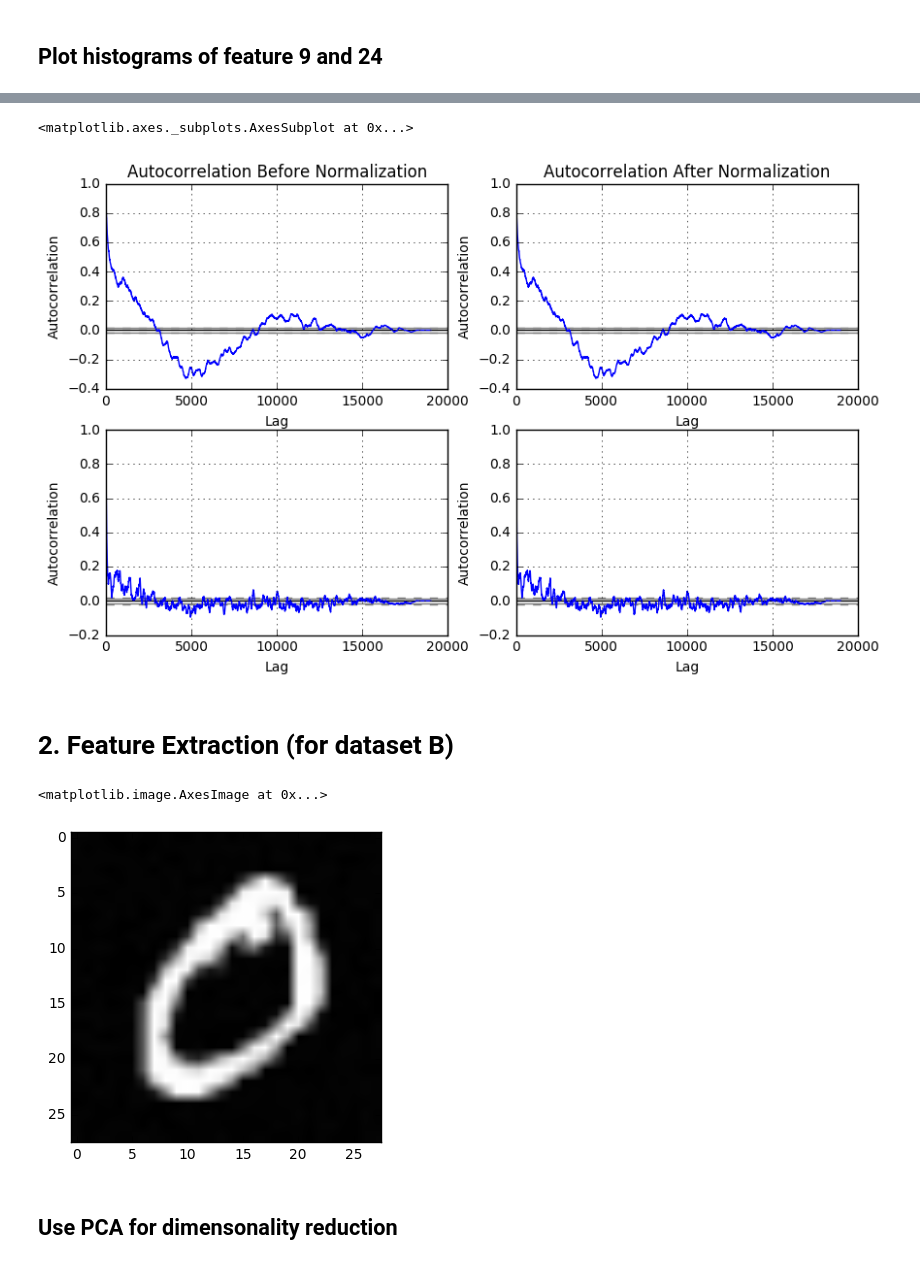
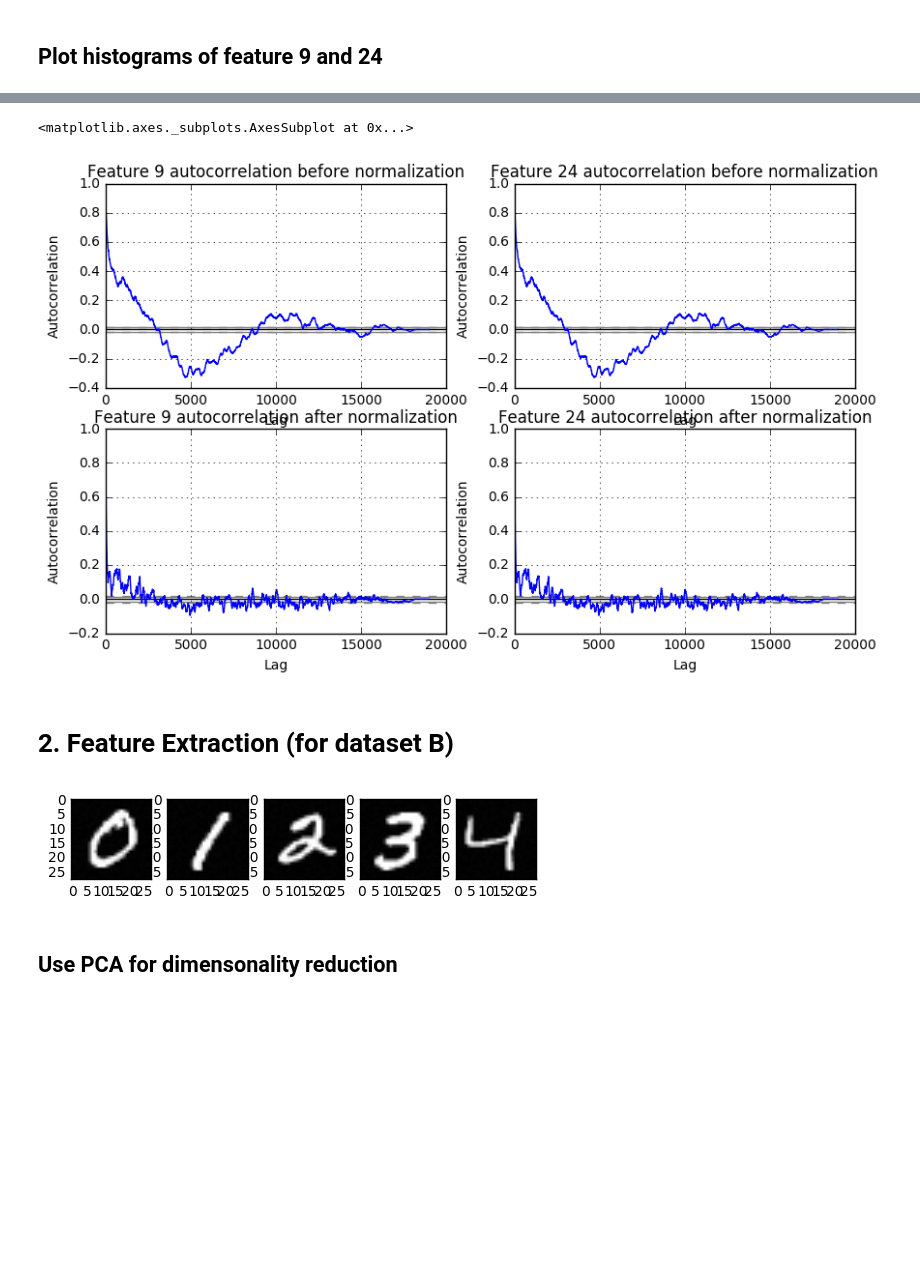
Before and after one commit to olinguyen/ece657a, a Jupyter notebook: assignment1.ipynb, the cells around one changed output, grey strips where cells are left out. Cells and saved outputs as stored; diff of their text form; code cells hidden in the pictures; blank space fills up the shorter version.

```diff
--- a/assignment1.ipynb
+++ b/assignment1.ipynb
@@ -83,25 +68,30 @@ plt.hist(a_features_clean[:, 23])
 # %%
 fig, axes = plt.subplots(2, 2, figsize=(10, 6))
-axes[0][0].set_title("Autocorrelation Before Normalization")
+axes[0][0].set_title("Feature 9 autocorrelation before normalization")
+axes[0][1].set_title("Feature 24 autocorrelation before normalization")
+axes[1][0].set_title("Feature 9 autocorrelation after normalization")
+axes[1][1].set_title("Feature 24 autocorrelation after normalization")
+
 pd.tools.plotting.autocorrelation_plot(X_train_standardized[:, 8], ax=axes[0][1])
 pd.tools.plotting.autocorrelation_plot(X_train_standardized[:, 23], ax=axes[1][1])
-axes[0][1].set_title("Autocorrelation After Normalization")
 pd.tools.plotting.autocorrelation_plot(a_features_clean[:, 8], ax=axes[0][0])
 pd.tools.plotting.autocorrelation_plot(a_features_clean[:, 23], ax=axes[1][0])
 # %% [output]
 <matplotlib.axes._subplots.AxesSubplot at 0x...>
-[figure, old version]
+[figure, new version]
 # %% [markdown]
 # 2. Feature Extraction (for dataset B)
 # %%
 X_train = dataB['fea']
 y_train = dataB['gnd'].ravel()
 
-test = X_train[0].reshape(28, 28)
-plt.imshow(test, cmap='gray')
+fig, ax = plt.subplots(1, 5)
+
+for i in range(5):
+    img = X_train[[y_train == i]][0].reshape(28, 28)
+    ax[i].imshow(img, cmap='gray')
 # %% [output]
-<matplotlib.image.AxesImage at 0x...>
-[figure, old version]
+[figure, new version]
 # %% [markdown]
 ## Use PCA for dimensonality reduction
 # %%
```
Also changed, not shown: parts of 9 cells of this notebook.
